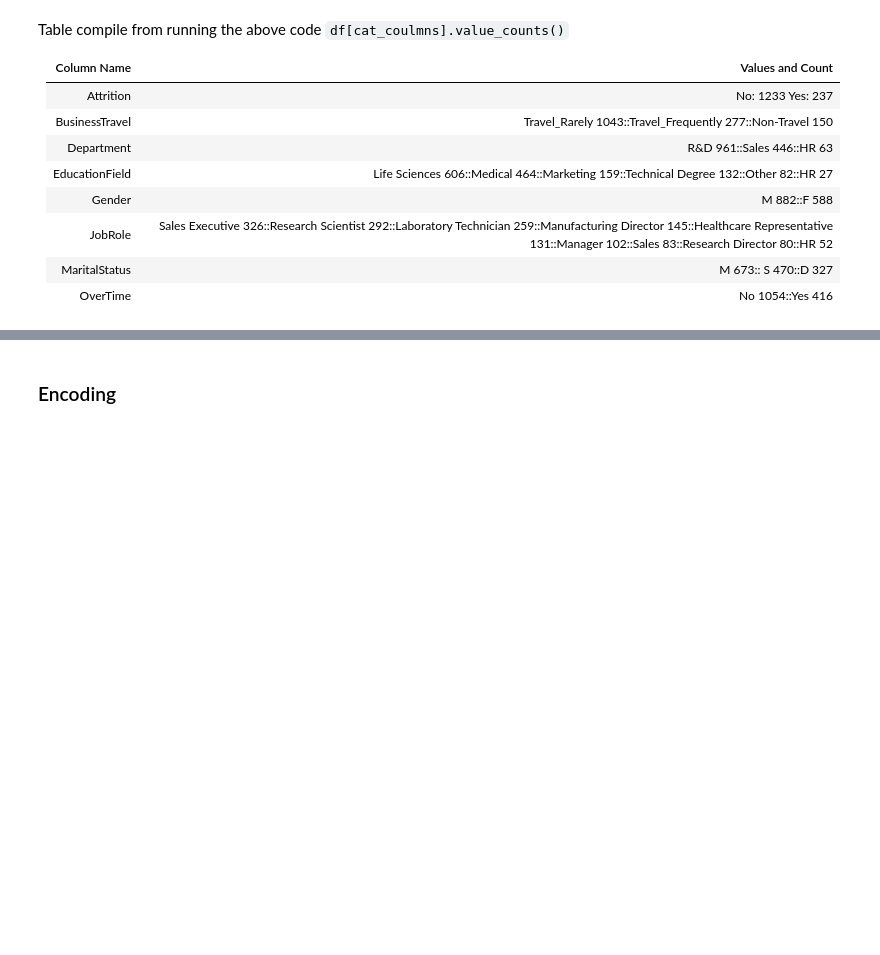
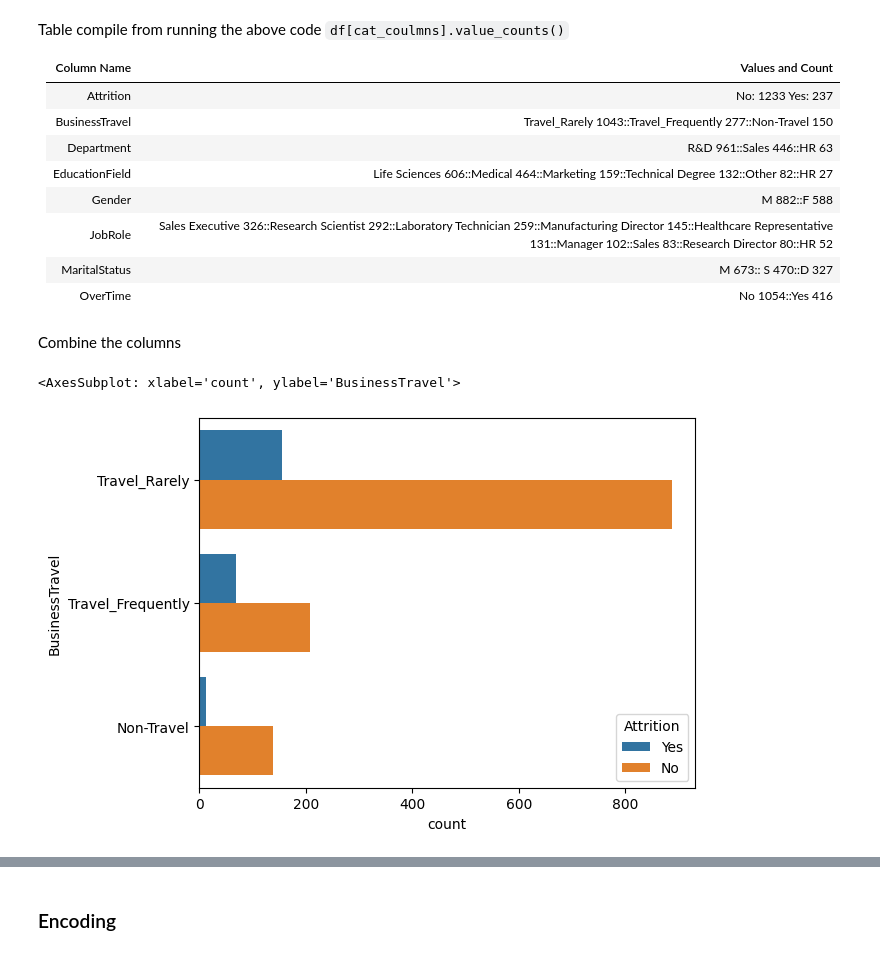
Before and after one commit to senbagaraman04/ml-basics, a Jupyter notebook: 2023/HR_MACHINELEARNING/hr_raman.ipynb, the cells around one changed output, grey strips where cells are left out. Saved outputs shown, nothing was run; the diff lists cells and outputs as text; code cells hidden in the pictures; blank space fills up the shorter version.

Commit message:
feat: sns plot and dropping feature

```diff
--- a/2023/HR_MACHINELEARNING/hr_raman.ipynb
+++ b/2023/HR_MACHINELEARNING/hr_raman.ipynb
@@ -142,3 +170,10 @@
 | JobRole | Sales Executive 326::Research Scientist  292::Laboratory Technician  259::Manufacturing Director  145::Healthcare Representative    131::Manager 102::Sales 83::Research Director  80::HR 52 |
 |MaritalStatus| M 673:: S 470::D 327|
 |OverTime|No  1054::Yes 416|
+# %% [markdown]
+Combine the columns
+# %%
+sns.countplot(y = 'BusinessTravel', hue = 'Attrition', data = df)
+# %% [output]
+<AxesSubplot: xlabel='count', ylabel='BusinessTravel'>
+[figure, added]
```
Also changed, not shown: parts of 21 cells of this notebook.
